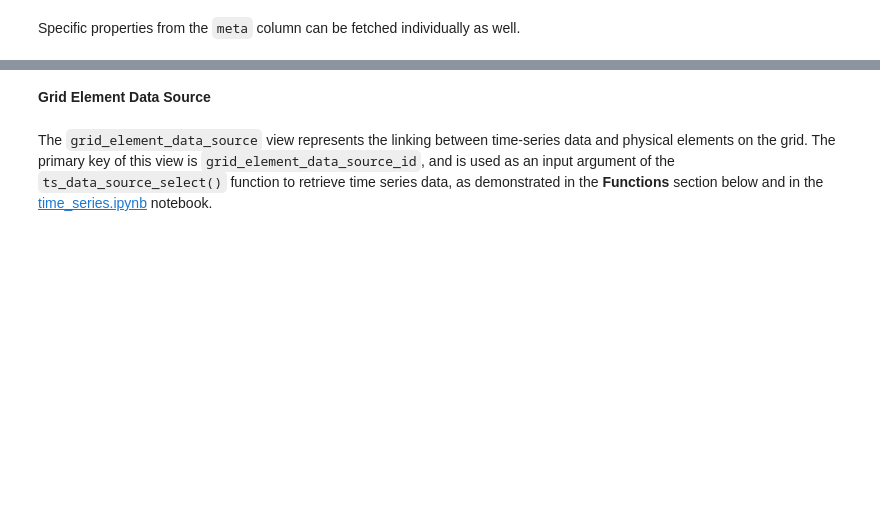
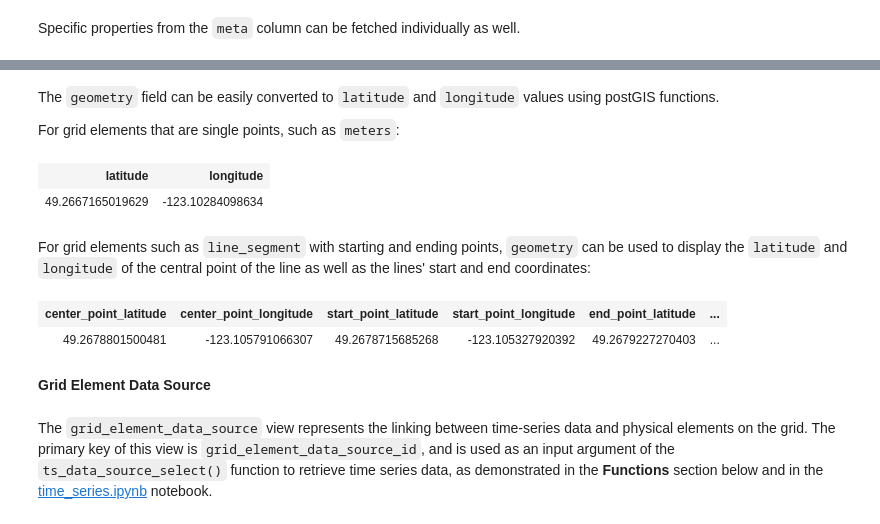
Before and after one commit to alundy98/SERCuit-Breakers-UAI-Hackathon-Data-Center-Project, a Jupyter notebook: intro_and_tutorials/2_main_concepts/main_concepts.ipynb, the cells around one changed output, grey strips where cells are left out. Cells and saved outputs as stored; diff of their text form; code cells hidden in the pictures; blank space fills up the shorter version.

```diff
--- a/intro_and_tutorials/2_main_concepts/main_concepts.ipynb
+++ b/intro_and_tutorials/2_main_concepts/main_concepts.ipynb
@@ -147,3 +147,35 @@ WHERE grid_id = 'awefice'
+# %% [markdown]
+The `geometry` field can be easily converted to `latitude` and `longitude` values using postGIS functions.
+
+For grid elements that are single points, such as `meters`:
+# %%
+%%sql
+
+SELECT ST_Y(geometry) as latitude,
+        ST_X(geometry) as longitude
+FROM grid_element
+WHERE grid_id = 'awefice'
+    AND grid_element_id = 'm_12';
+# %% [output]
+| latitude | longitude |
+| 49.2667165019629 | -123.10284098634 |
+# %% [markdown]
+For grid elements such as `line_segment` with starting and ending points, `geometry` can be used to display the `latitude` and `longitude` of the central point of the line as well as the lines' start and end coordinates:
+# %%
+%%sql
+
+SELECT ST_Y(ST_Centroid(geometry)) as center_point_latitude,
+    ST_X(ST_Centroid(geometry)) as center_point_longitude,
+    ST_Y(ST_StartPoint(geometry)) as start_point_latitude,
+    ST_X(ST_StartPoint(geometry)) as start_point_longitude,
+    ST_Y(ST_EndPoint(geometry)) as end_point_latitude,
+    ST_X(ST_EndPoint(geometry)) as end_point_longitude
+FROM grid_element
+WHERE grid_id = 'awefice'
+    AND grid_element_id = 'line_segment_81';
+# %% [output]
+| center_point_latitude | center_point_longitude | start_point_latitude | start_point_longitude | end_point_latitude | ... |
+| 49.2678801500481 | -123.105791066307 | 49.2678715685268 | -123.105327920392 | 49.2679227270403 | ... |
 # %% [markdown]
 **Grid Element Data Source**
 # %% [markdown]
```
Also changed, not shown: parts of 15 cells of this notebook, 25 other files.
